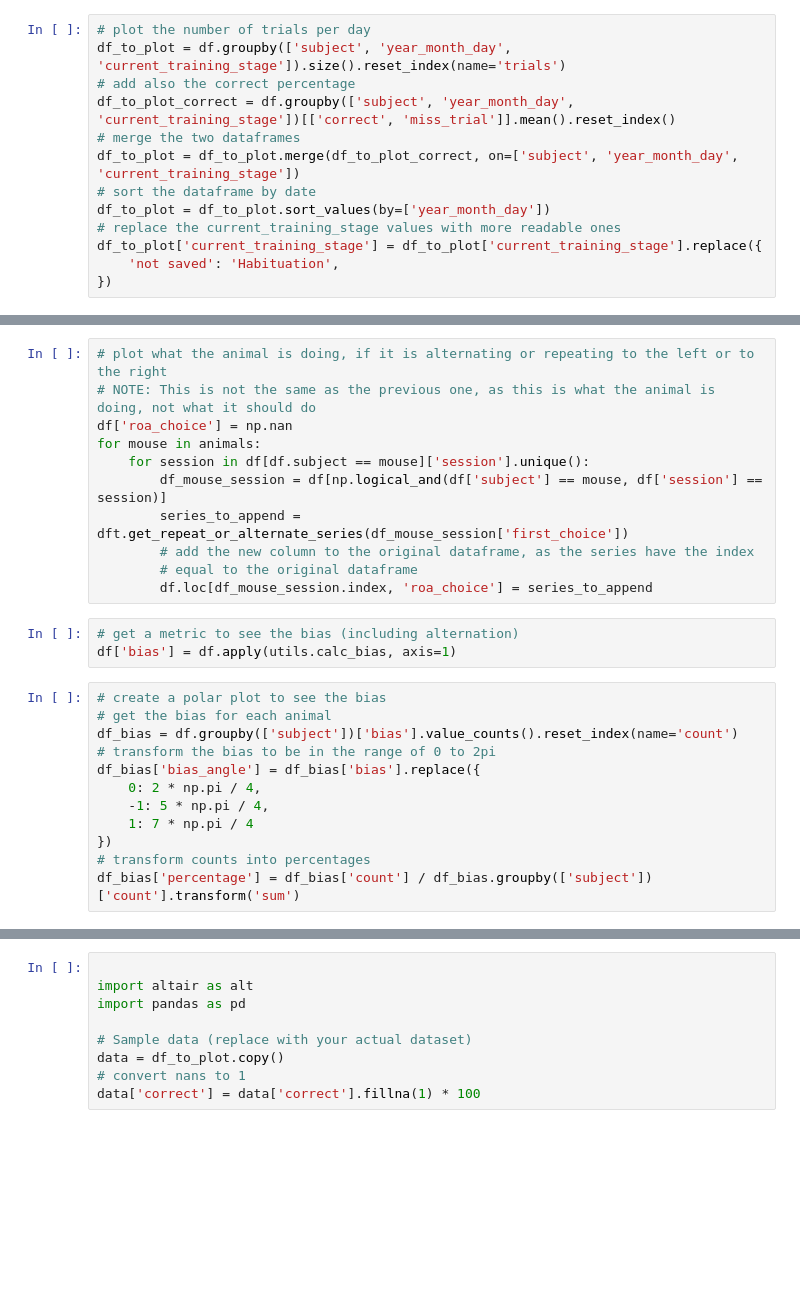
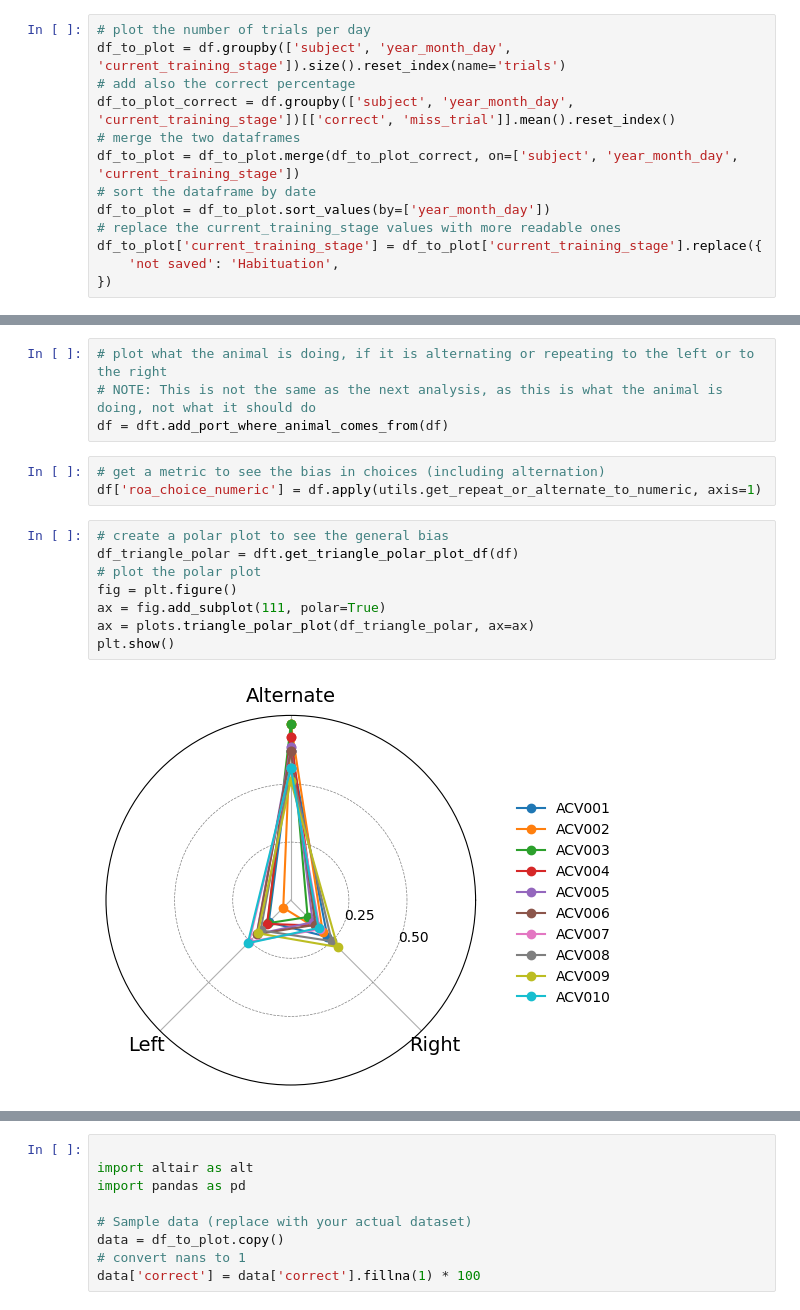
Before and after one commit to LearningCircuitsLab/behavior-analysis-notebooks, a Jupyter notebook: trap2_firstbatch_analysis.ipynb, the cells around one changed output, grey strips where cells are left out. Cells and saved outputs as stored; diff of their text form; blank space fills up the shorter version.

```diff
--- a/trap2_firstbatch_analysis.ipynb
+++ b/trap2_firstbatch_analysis.ipynb
@@ -171,26 +245,17 @@ plt.show()
 # %%
 # plot what the animal is doing, if it is alternating or repeating to the left or to the right
-# NOTE: This is not the same as the previous one, as this is what the animal is doing, not what it should do
-df['roa_choice'] = np.nan
-for mouse in animals:
-    for session in df[df.subject == mouse]['session'].unique():
-        df_mouse_session = df[np.logical_and(df['subject'] == mouse, df['session'] == session)]
-        series_to_append = dft.get_repeat_or_alternate_series(df_mouse_session['first_choice'])
-        # add the new column to the original dataframe, as the series have the index
-        # equal to the original dataframe
-        df.loc[df_mouse_session.index, 'roa_choice'] = series_to_append
+# NOTE: This is not the same as the next analysis, as this is what the animal is doing, not what it should do
+df = dft.add_port_where_animal_comes_from(df)
 # %%
-# get a metric to see the bias (including alternation)
-df['bias'] = df.apply(utils.calc_bias, axis=1)
+# get a metric to see the bias in choices (including alternation)
+df['roa_choice_numeric'] = df.apply(utils.get_repeat_or_alternate_to_numeric, axis=1)
 # %%
-# create a polar plot to see the bias
-# get the bias for each animal
-df_bias = df.groupby(['subject'])['bias'].value_counts().reset_index(name='count')
-# transform the bias to be in the range of 0 to 2pi
-df_bias['bias_angle'] = df_bias['bias'].replace({
-    0: 2 * np.pi / 4,
-    -1: 5 * np.pi / 4,
-    1: 7 * np.pi / 4
-})
-# transform counts into percentages
-df_bias['percentage'] = df_bias['count'] / df_bias.groupby(['subject'])['count'].transform('sum')
+# create a polar plot to see the general bias
+df_triangle_polar = dft.get_triangle_polar_plot_df(df)
+# plot the polar plot
+fig = plt.figure()
+ax = fig.add_subplot(111, polar=True)
+ax = plots.triangle_polar_plot(df_triangle_polar, ax=ax)
+plt.show()
+# %% [output]
+[figure, added]
```
Also changed, not shown: parts of 38 cells of this notebook, 1 other file.
